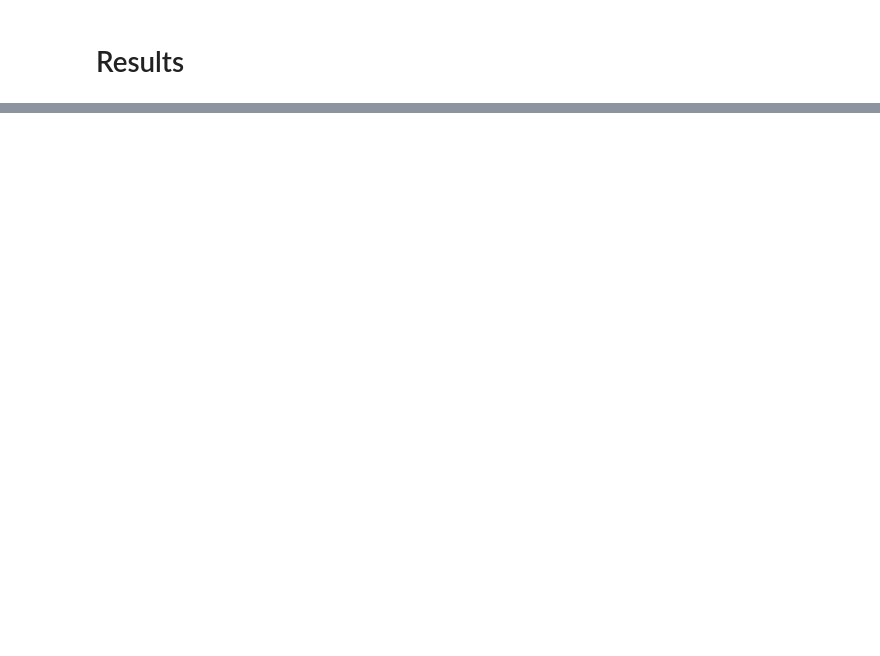
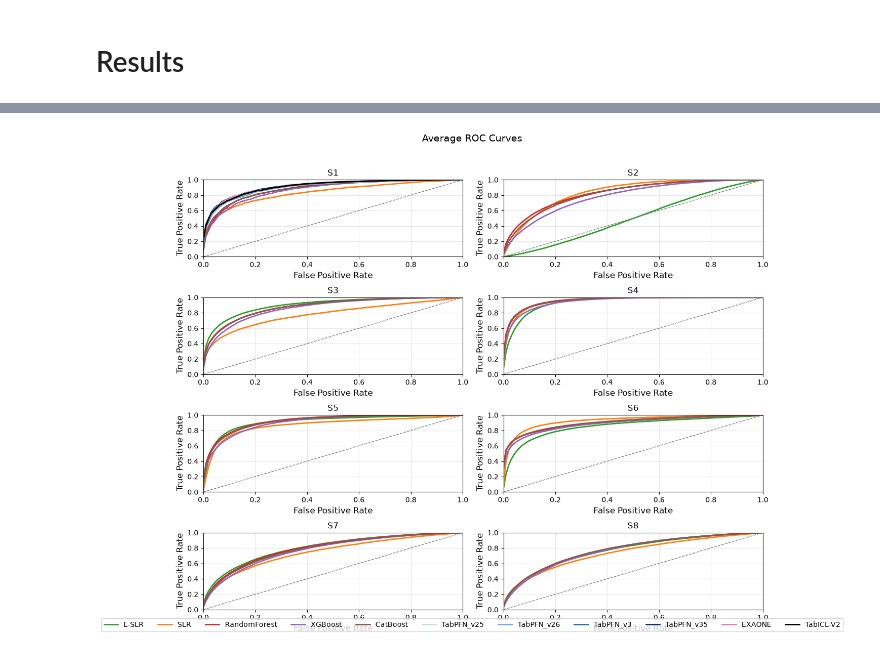
Before and after one commit to ghorbani-alireza/benchmark-tabpfn-medical, a Jupyter notebook: notebooks/run_analysis.ipynb, the cells around one changed output, grey strips where cells are left out. Cells and saved outputs as stored; diff of their text form; code cells hidden in the pictures; blank space fills up the shorter version.

```diff
--- a/notebooks/run_analysis.ipynb
+++ b/notebooks/run_analysis.ipynb
@@ -566,0 +355,5 @@ save_real_data_outputs(errors=errors_df3,
+# %%
+plot_roc_curves_grid(baseline, base_names, labels=base_labels,
+                     dir=PLOTS_PATH, save_path='roc.png')
+# %% [output]
+[figure, added]
```
Also changed, not shown: parts of 27 cells of this notebook, 11 other files.
